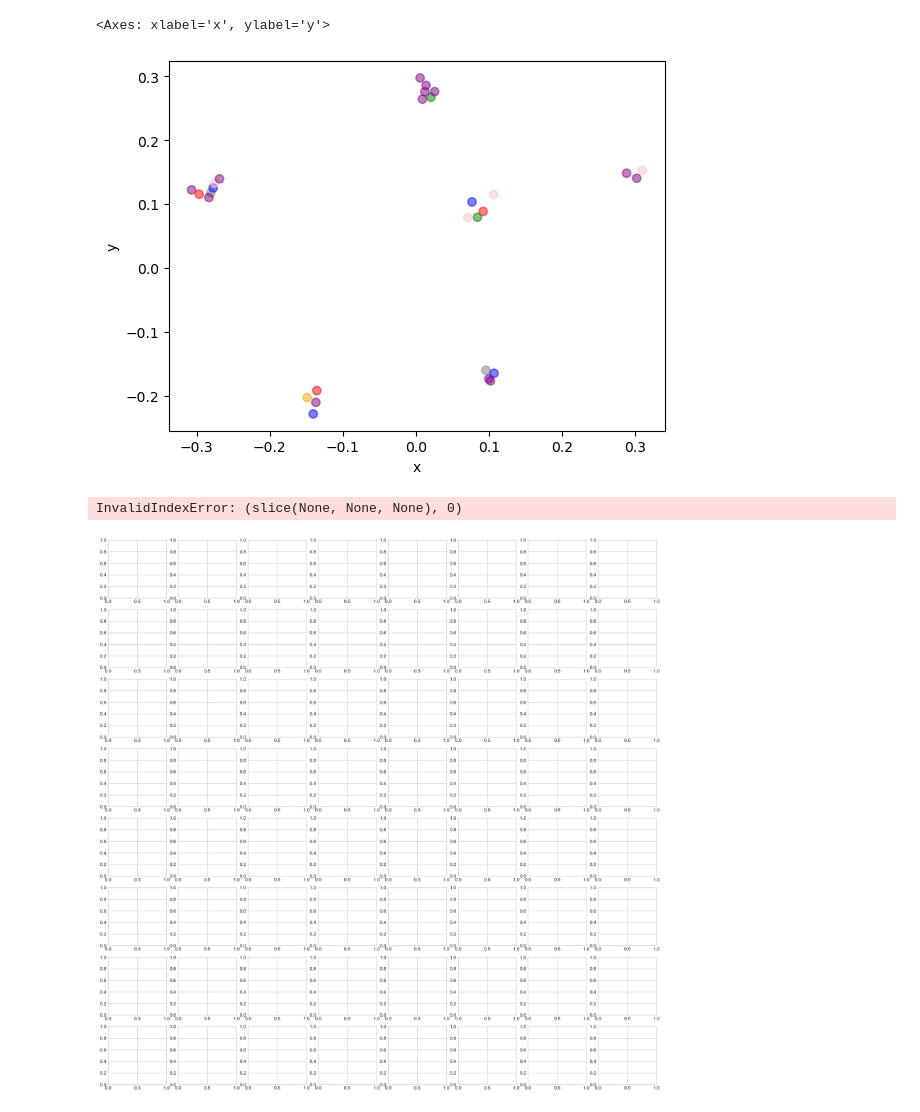
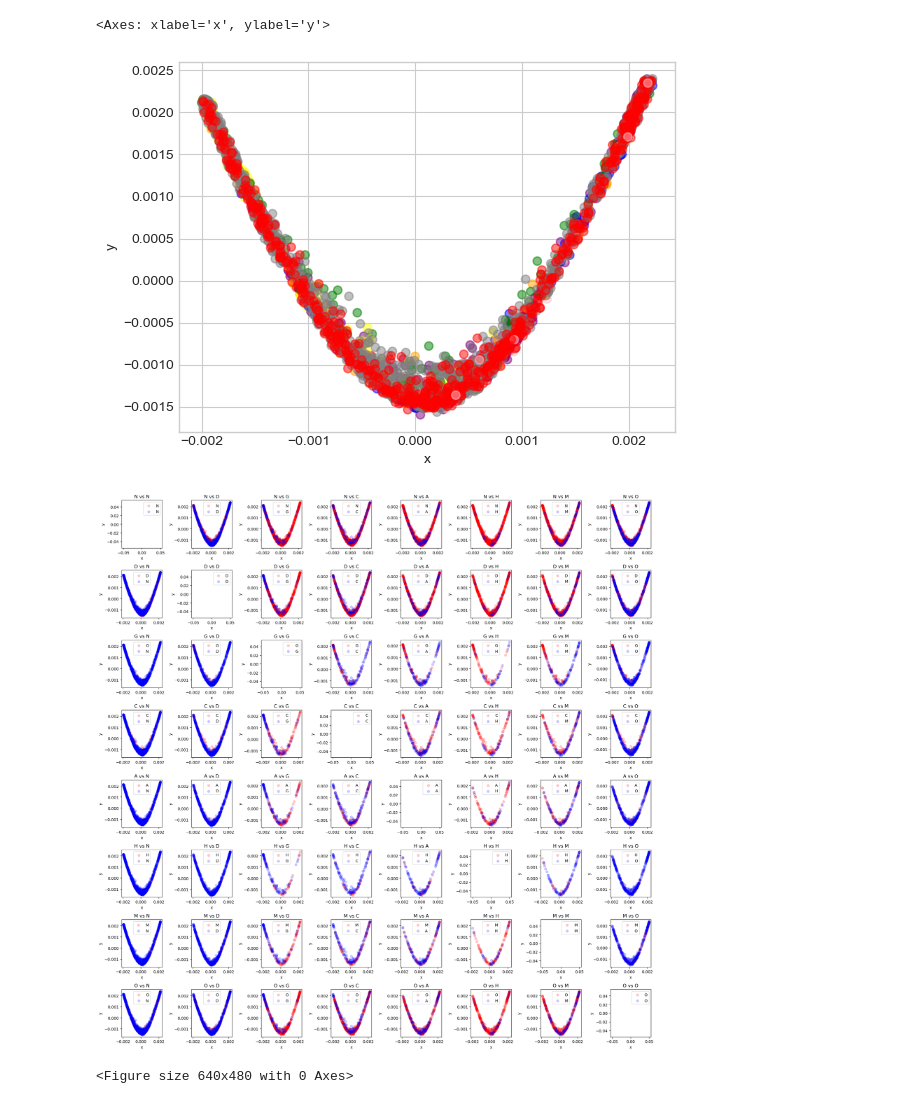
Before and after one commit to shanelee2027/Eyeball232Project, a Jupyter notebook: LE.ipynb, the cells around one changed output. Cells and saved outputs as stored; diff of their text form; code cells hidden in the pictures.

```diff
--- a/LE.ipynb
+++ b/LE.ipynb
@@ -39,8 +35,10 @@ np.savez("le_results.npz", X=X_transformed[:, 0], Y=X_transformed[:, 1] , Z=X_tr
+# %%
+data = np.load("le_results.npz")
 # %%
-df2 = df[0:29]
-df2['x'] = X_transformed[:, 0]  # first coord
-df2['y'] = X_transformed[:, 1]  # second coord
-df2['z'] = X_transformed[:, 2]  # third coord
+df2 = df
+df2['x'] = data['X'] # first coord
+df2['y'] = data['Y']  # second coord
+df2['z'] = data['Z']  # third coord
 # %%
 colors = []
 for index, row in df2.iterrows():
@@ -63,16 +61,16 @@ for index, row in df2.iterrows():
 # %%
 import seaborn as sns
 
 sns.regplot(x='x',
             y='y',
             data=df2,
             fit_reg=False,  # do not fit a regression line
-            x_jitter=0.02,  # could also dynamically set this with range of data
-            y_jitter=0.02,
+            x_jitter=0.00005,  # could also dynamically set this with range of data
+            y_jitter=0.00005,
             scatter_kws={'alpha': 0.5, 'color': colors}) # set transparency to 50% , use colors
 # %% [output]
 <Axes: xlabel='x', ylabel='y'>
-[figure, old version]
+[figure, new version]
 # %%
 indicators = ['N', 'D', 'G', 'C', 'A', 'H', 'M', 'O']
 
@@ -82,6 +80,7 @@ fig, axes = plt.subplots(8, 8, figsize=(20, 20))
 # Iterate over the grid of subplots (8x8)
 for i in range(8):
     for j in range(8):
+
         # Select two indicator variables to compare
         var1 = indicators[i]
         var2 = indicators[j]
@@ -89,14 +88,15 @@ for i in range(8):
         # Filter the data for the two indicator variables
         # Points where var1 == 1 and var2 == 0 (first class)
         class_1 = df2[(df2[var1] == 1) & (df2[var2] == 0)]
+
         # Points where var1 == 0 and var2 == 1 (second class)
         class_2 = df2[(df2[var1] == 0) & (df2[var2] == 1)]
 
         # Scatter plot for the first class (using color 'red')
-        axes[i, j].scatter(class_1[:, 0], class_1[:, 1], color='red', label=var1, alpha=0.2)
+        axes[i, j].scatter(class_1['x'], class_1['y'], color='red', label=var1, alpha=0.2)
 
         # Scatter plot for the second class (using color 'blue')
-        axes[i, j].scatter(class_2[:, 0], class_2[:, 1], color='blue', label=var2, alpha=0.2)
+        axes[i, j].scatter(class_2['x'], class_2['y'], color='blue', label=var2, alpha=0.2)
 
         # Set plot labels
         axes[i, j].set_xlabel('x')
@@ -111,5 +111,5 @@ plt.tight_layout()
 plt.show()
 plt.clf()
 # %% [output]
+[figure, new version]
-InvalidIndexError: (slice(None, None, None), 0)
+<Figure size 640x480 with 0 Axes>
-[figure, old version]
```
Also changed, not shown: parts of 7 cells of this notebook.
